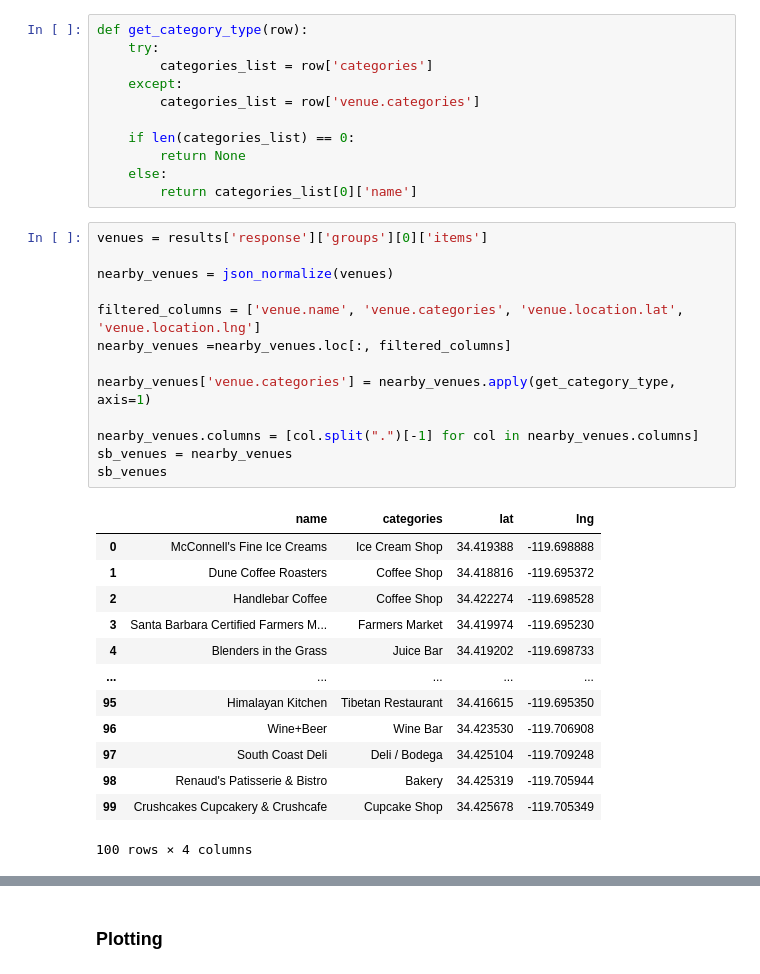
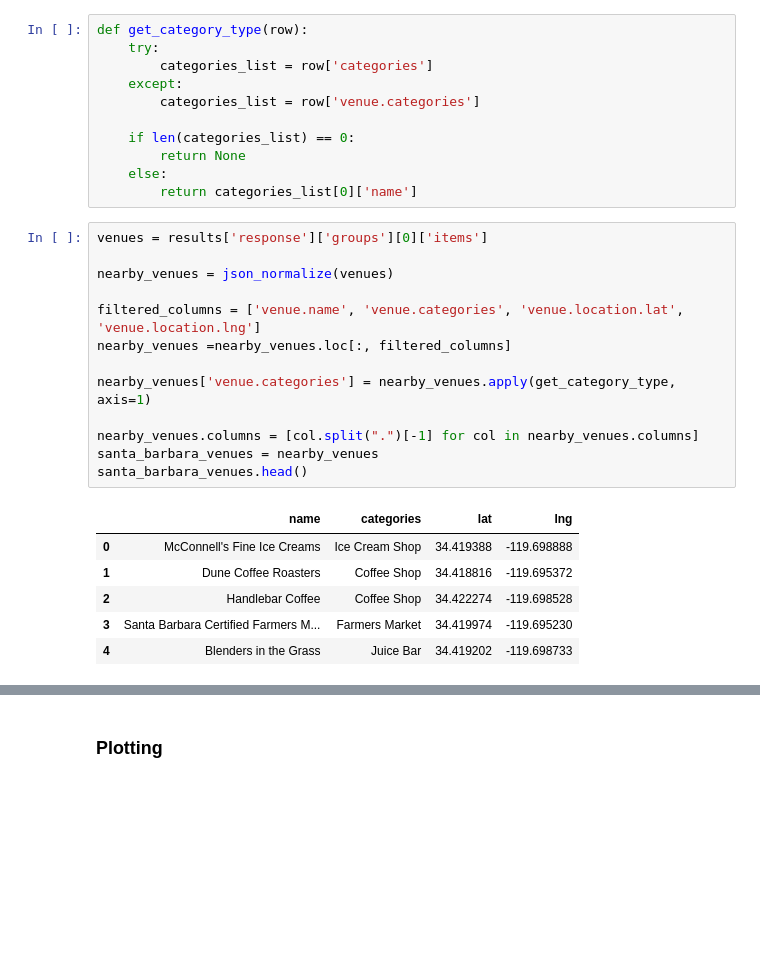
Before and after one commit to georgejordan3/IBM_Capstone, a Jupyter notebook: Bicycle_Cities.ipynb, the cells around one changed output, grey strips where cells are left out. Drawn from its saved outputs; the diff is of its cells as text; blank space fills up the shorter version.

```diff
--- a/Bicycle_Cities.ipynb
+++ b/Bicycle_Cities.ipynb
@@ -306,27 +289,20 @@ def get_category_type(row):
 # %%
 venues = results['response']['groups'][0]['items']
 
 nearby_venues = json_normalize(venues)
 
 filtered_columns = ['venue.name', 'venue.categories', 'venue.location.lat', 'venue.location.lng']
 nearby_venues =nearby_venues.loc[:, filtered_columns]
 
 nearby_venues['venue.categories'] = nearby_venues.apply(get_category_type, axis=1)
 
 nearby_venues.columns = [col.split(".")[-1] for col in nearby_venues.columns]
-sb_venues = nearby_venues
-sb_venues
+santa_barbara_venues = nearby_venues
+santa_barbara_venues.head()
 # %% [output]
 |  | name | categories | lat | lng |
 | 0 | McConnell's Fine Ice Creams | Ice Cream Shop | 34.419388 | -119.698888 |
 | 1 | Dune Coffee Roasters | Coffee Shop | 34.418816 | -119.695372 |
 | 2 | Handlebar Coffee | Coffee Shop | 34.422274 | -119.698528 |
 | 3 | Santa Barbara Certified Farmers M... | Farmers Market | 34.419974 | -119.695230 |
 | 4 | Blenders in the Grass | Juice Bar | 34.419202 | -119.698733 |
-| ... | ... | ... | ... | ... |
-| 95 | Himalayan Kitchen | Tibetan Restaurant | 34.416615 | -119.695350 |
-| 96 | Wine+Beer | Wine Bar | 34.423530 | -119.706908 |
-| 97 | South Coast Deli | Deli / Bodega | 34.425104 | -119.709248 |
-| 98 | Renaud's Patisserie & Bistro | Bakery | 34.425319 | -119.705944 |
-| 99 | Crushcakes Cupcakery & Crushcafe | Cupcake Shop | 34.425678 | -119.705349 |
-100 rows × 4 columns
```
Also changed, not shown: parts of 85 cells of this notebook.
